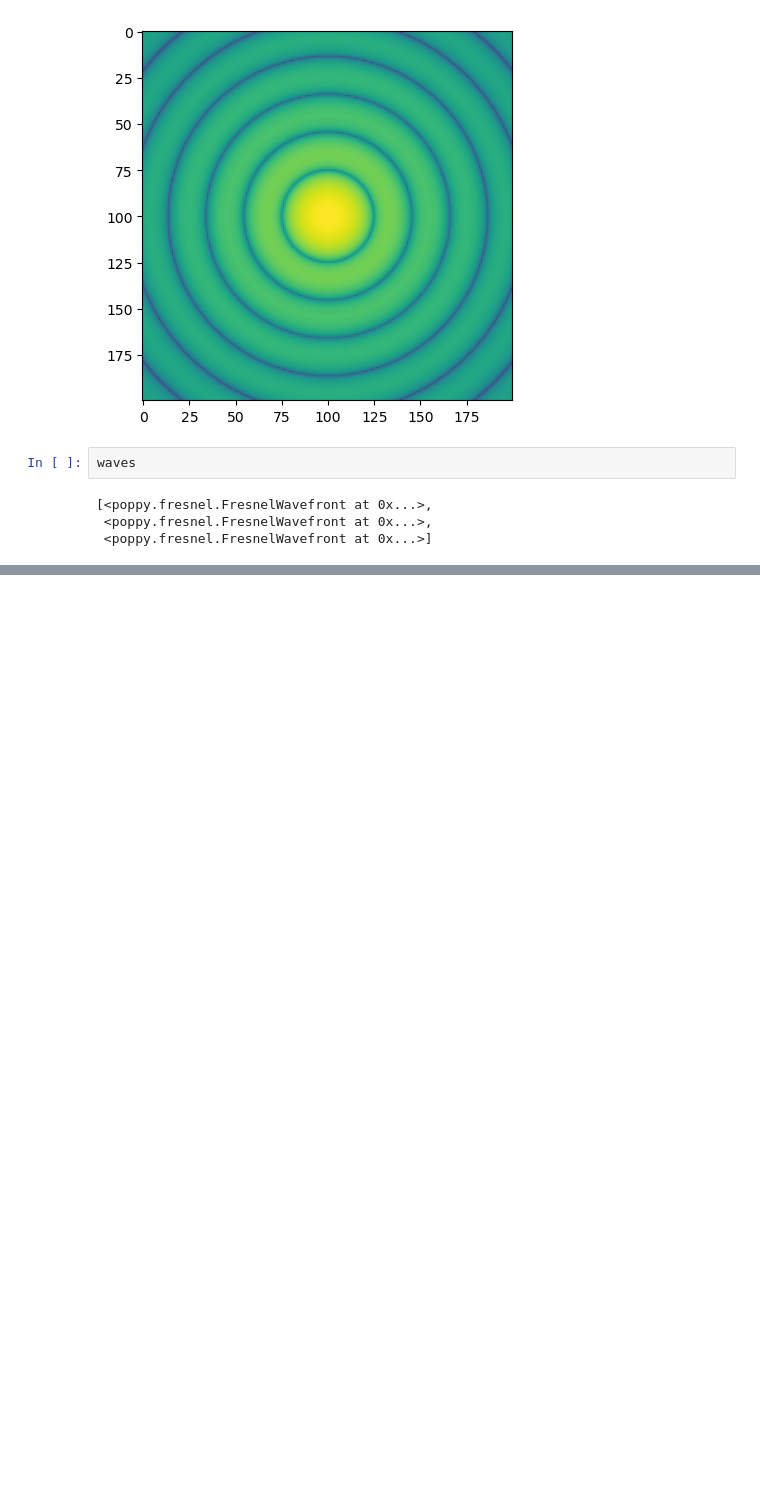
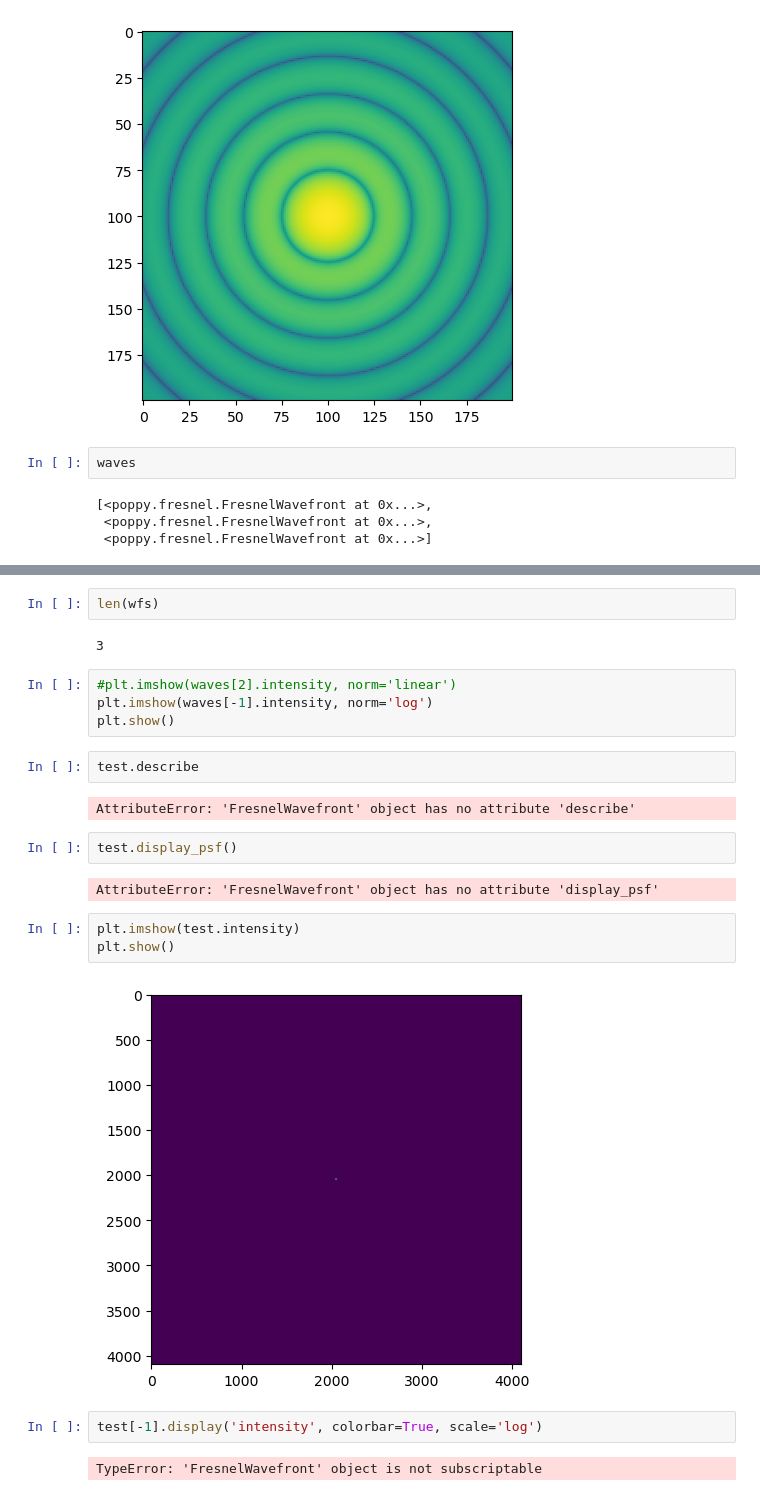
Before and after one commit to mwanakijiji/glint_misc, a Jupyter notebook: notebooks/fresnel_troubleshooting.ipynb, the cells around one changed output, grey strips where cells are left out. Cells and saved outputs as stored; diff of their text form; blank space fills up the shorter version.

```diff
--- a/notebooks/fresnel_troubleshooting.ipynb
+++ b/notebooks/fresnel_troubleshooting.ipynb
@@ -319,0 +354,25 @@ waves
+# %%
+len(wfs)
+# %% [output]
+3
+# %%
+#plt.imshow(waves[2].intensity, norm='linear')
+plt.imshow(waves[-1].intensity, norm='log')
+plt.show()
+# %%
+test.describe
+# %% [output]
+AttributeError: 'FresnelWavefront' object has no attribute 'describe'
+# %%
+test.display_psf()
+# %% [output]
+AttributeError: 'FresnelWavefront' object has no attribute 'display_psf'
+# %%
+plt.imshow(test.intensity)
+plt.show()
+# %% [output]
+[figure, added]
+# %%
+test[-1].display('intensity', colorbar=True, scale='log')
+# %% [output]
+TypeError: 'FresnelWavefront' object is not subscriptable
```
Also changed, not shown: parts of 18 cells of this notebook, 2 other files.
